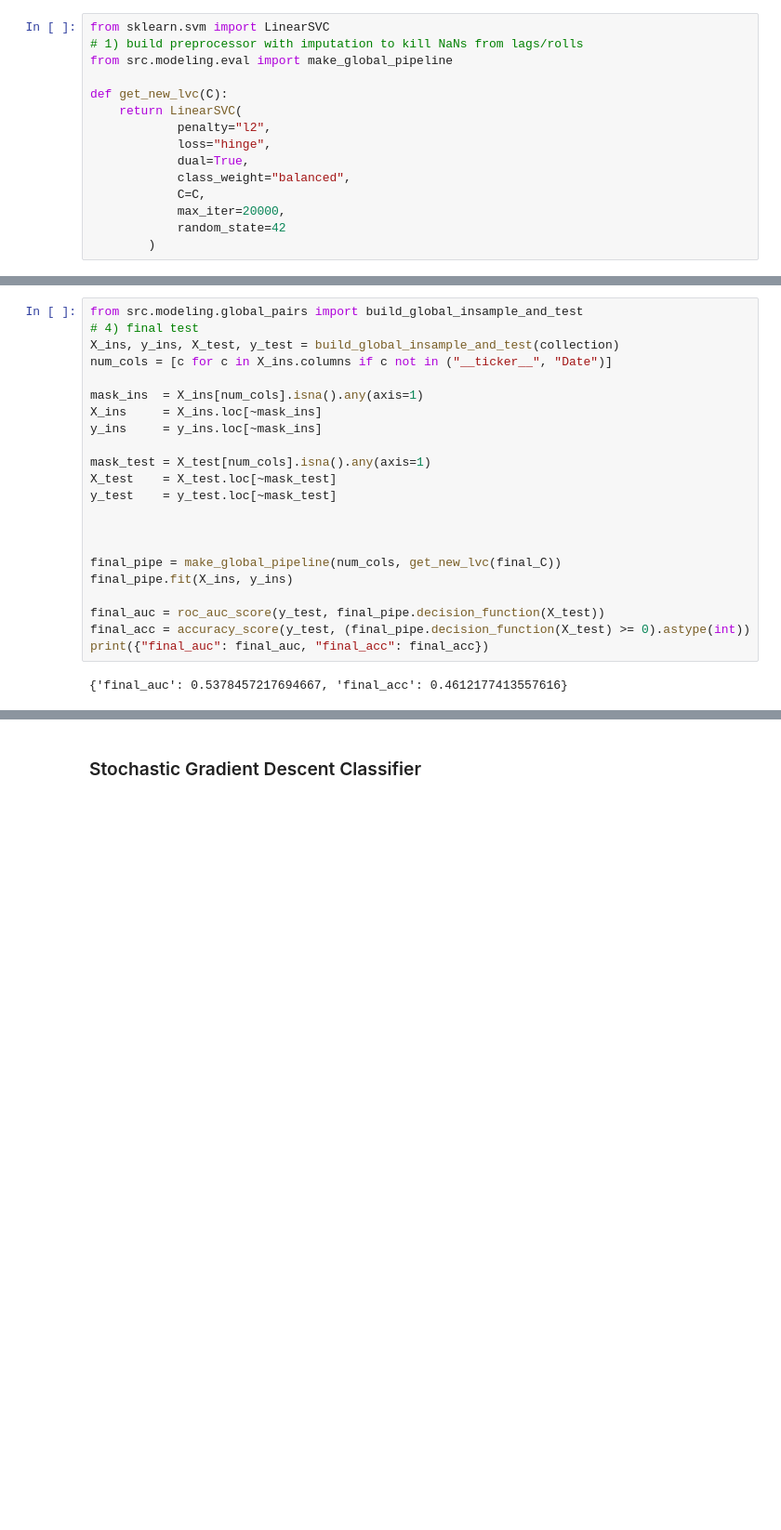
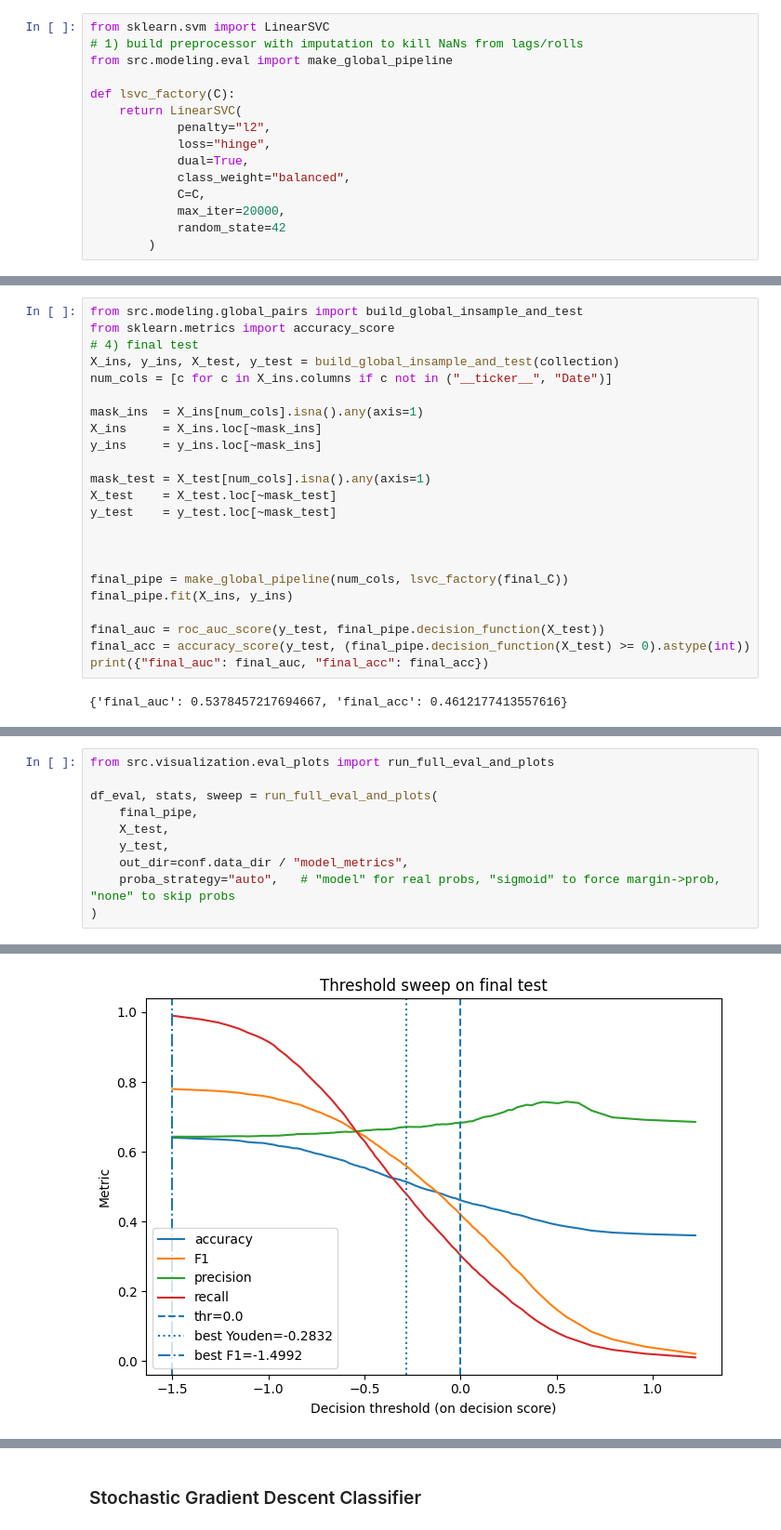
Before and after one commit to meaton96/StockPrediction, a Jupyter notebook: notebooks/03_LinearModels.ipynb, the cells around one changed output, grey strips where cells are left out. Shown at 93% size. Saved outputs shown, nothing was run; the diff lists cells and outputs as text; blank space fills up the shorter version.

Commit message:
Extract visualization and CV sweep code to external files

```diff
--- a/notebooks/03_LinearModels.ipynb
+++ b/notebooks/03_LinearModels.ipynb
@@ -55,7 +55,7 @@ from sklearn.svm import LinearSVC
 # 1) build preprocessor with imputation to kill NaNs from lags/rolls
 from src.modeling.eval import make_global_pipeline
 
-def get_new_lvc(C):
+def lsvc_factory(C):
     return LinearSVC(
             penalty="l2",
             loss="hinge",
@@ -199,5 +198,6 @@ plt.show()
 # %%
 from src.modeling.global_pairs import build_global_insample_and_test
+from sklearn.metrics import accuracy_score
 # 4) final test
 X_ins, y_ins, X_test, y_test = build_global_insample_and_test(collection)
 num_cols = [c for c in X_ins.columns if c not in ("__ticker__", "Date")]
@@ -212,7 +212,7 @@ y_test    = y_test.loc[~mask_test]
 
 
 
-final_pipe = make_global_pipeline(num_cols, get_new_lvc(final_C))
+final_pipe = make_global_pipeline(num_cols, lsvc_factory(final_C))
 final_pipe.fit(X_ins, y_ins)
 
 final_auc = roc_auc_score(y_test, final_pipe.decision_function(X_test))
@@ -451,0 +223,11 @@ weighted avg      0.568     0.515     0.524     13911
+# %%
+from src.visualization.eval_plots import run_full_eval_and_plots
+
+df_eval, stats, sweep = run_full_eval_and_plots(
+    final_pipe,
+    X_test,
+    y_test,
+    out_dir=conf.data_dir / "model_metrics",
+    proba_strategy="auto",   # "model" for real probs, "sigmoid" to force margin->prob, "none" to skip probs
+)
+# %% [output]
@@ -451,0 +235 @@ weighted avg      0.568     0.515     0.524     13911
+[figure, added]
```
Also changed, not shown: parts of 10 cells of this notebook, 5 other files.
